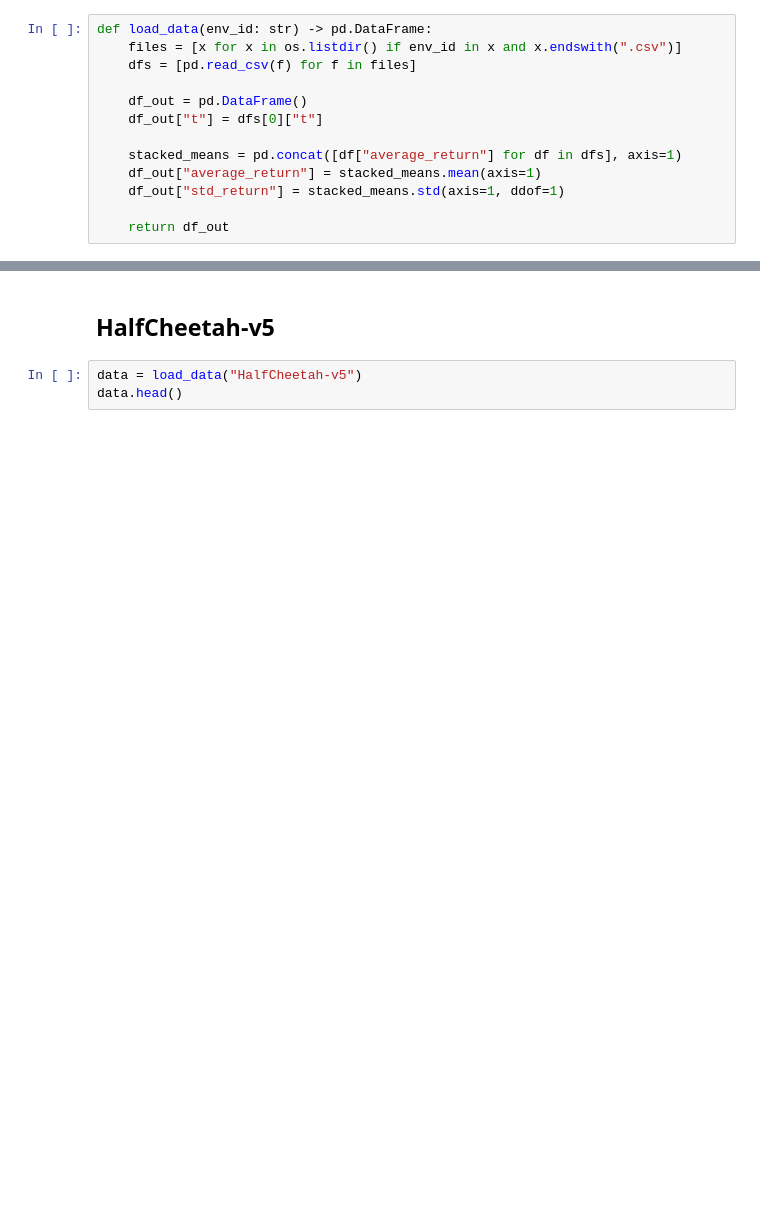
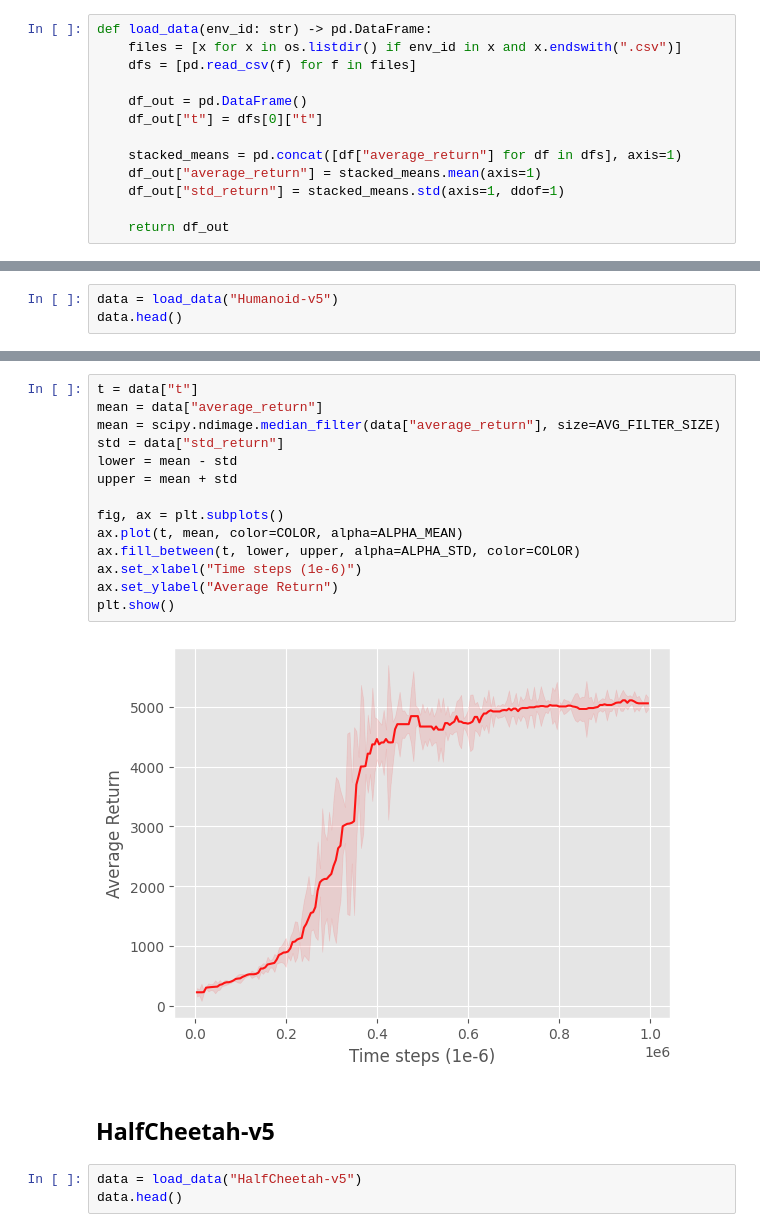
Before and after one commit to raphaelsenn/TD3, a Jupyter notebook: plots.ipynb, the cells around one changed output, grey strips where cells are left out. Cells and saved outputs as stored; diff of their text form; blank space fills up the shorter version.

```diff
--- a/plots.ipynb
+++ b/plots.ipynb
@@ -27,0 +30,3 @@ def load_data(env_id: str) -> pd.DataFrame:
+# %%
+data = load_data("Humanoid-v5")
+data.head()
@@ -28,3 +40,19 @@ def load_data(env_id: str) -> pd.DataFrame:
+# %%
+t = data["t"]
+mean = data["average_return"]
+mean = scipy.ndimage.median_filter(data["average_return"], size=AVG_FILTER_SIZE)
+std = data["std_return"]
+lower = mean - std
+upper = mean + std
+
+fig, ax = plt.subplots()
+ax.plot(t, mean, color=COLOR, alpha=ALPHA_MEAN)
+ax.fill_between(t, lower, upper, alpha=ALPHA_STD, color=COLOR)
+ax.set_xlabel("Time steps (1e-6)")
+ax.set_ylabel("Average Return")
+plt.show()
+# %% [output]
+[figure, added]
 # %% [markdown]
 ## HalfCheetah-v5
 # %%
```
Also changed, not shown: parts of 11 cells of this notebook, 16 other files.
